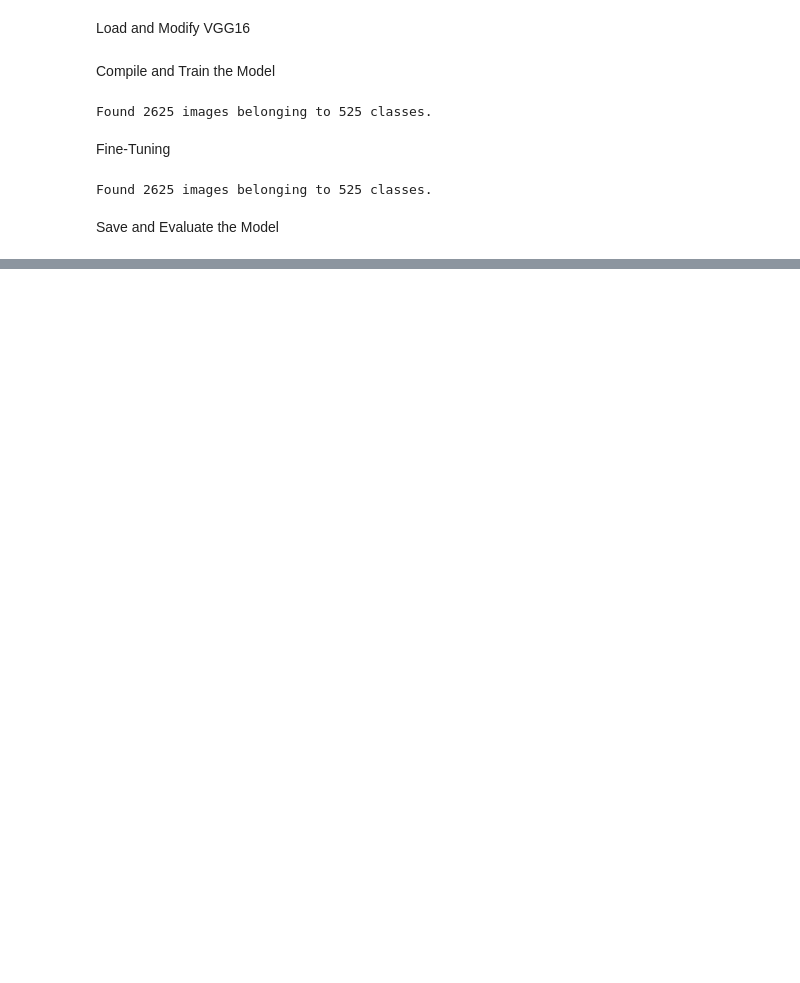
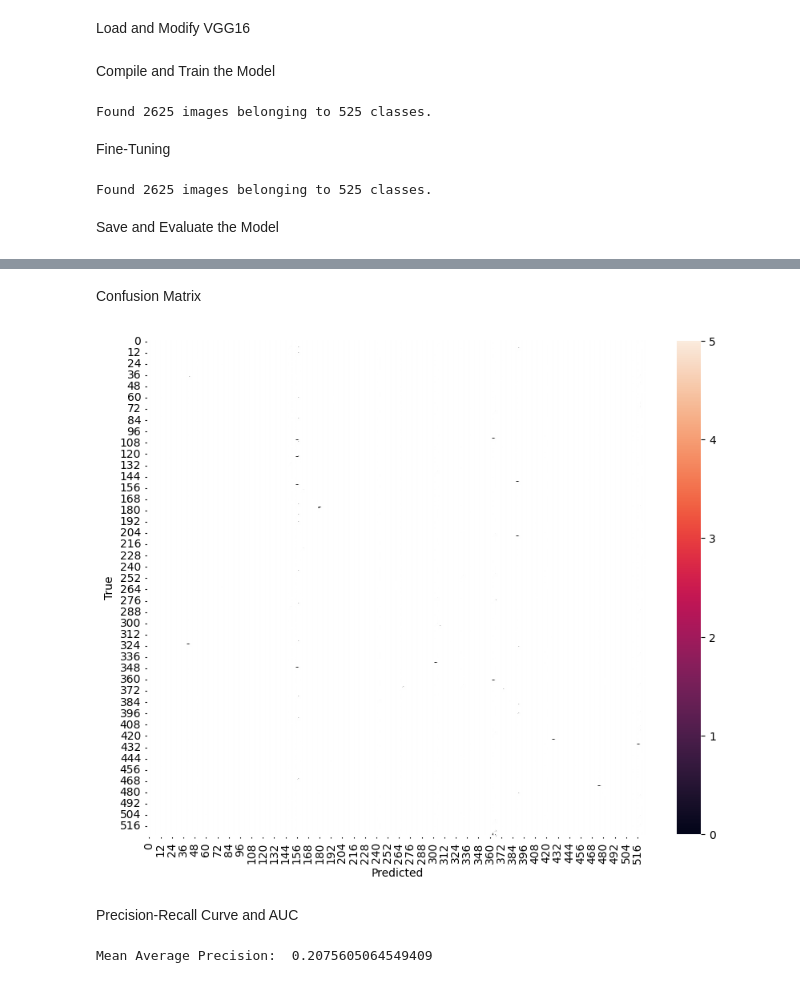
Before and after one commit to Harsho08/CSCN8010-lab-submissions, a Jupyter notebook: students_submissions/8926600/Lab-10_files/lan10.ipynb, the cells around one changed output, grey strips where cells are left out. Drawn from its saved outputs; the diff is of its cells as text; code cells hidden in the pictures; blank space fills up the shorter version.

```diff
--- a/students_submissions/8926600/Lab-10_files/lan10.ipynb
+++ b/students_submissions/8926600/Lab-10_files/lan10.ipynb
@@ -140,0 +149,11 @@ Found 2625 images belonging to 525 classes.
+# %%
+test_generator.reset()
+predictions = model.predict(test_generator, steps=len(test_generator), verbose=1)
+predicted_classes = np.argmax(predictions, axis=1)
+true_classes = test_generator.classes
+
+# Basic Metrics
+accuracy = accuracy_score(true_classes, predicted_classes)
+class_report = classification_report(true_classes, predicted_classes)
+print("Accuracy: ", accuracy)
+print("Classification Report:\n", class_report)
@@ -140,0 +178,31 @@ Found 2625 images belonging to 525 classes.
+# %% [markdown]
+Confusion Matrix
+# %%
+conf_matrix = confusion_matrix(true_classes, predicted_classes)
+plt.figure(figsize=(10, 8))
+sns.heatmap(conf_matrix, annot=True, fmt='g')
+plt.xlabel('Predicted')
+plt.ylabel('True')
+plt.show()
+# %% [output]
+[figure, added]
+# %% [markdown]
+Precision-Recall Curve and AUC
+# %%
+from sklearn.preprocessing import label_binarize
+from sklearn.metrics import average_precision_score
+
+# Binarize the labels for OvR approach
+num_classes = len(train_generator.class_indices)
+y_bin = label_binarize(true_classes, classes=np.arange(num_classes))  # Replace `num_classes` with the number of classes
+
+# Calculate average precision for each class
+average_precision = dict()
+for i in range(num_classes):
+    average_precision[i] = average_precision_score(y_bin[:, i], predictions[:, i])
+
+# Calculate a mean average precision
+mean_average_precision = np.mean(list(average_precision.values()))
+print("Mean Average Precision: ", mean_average_precision)
+# %% [output]
+Mean Average Precision:  0.2075605064549409
```
Also changed, not shown: parts of 7 cells of this notebook, 1 other file.
